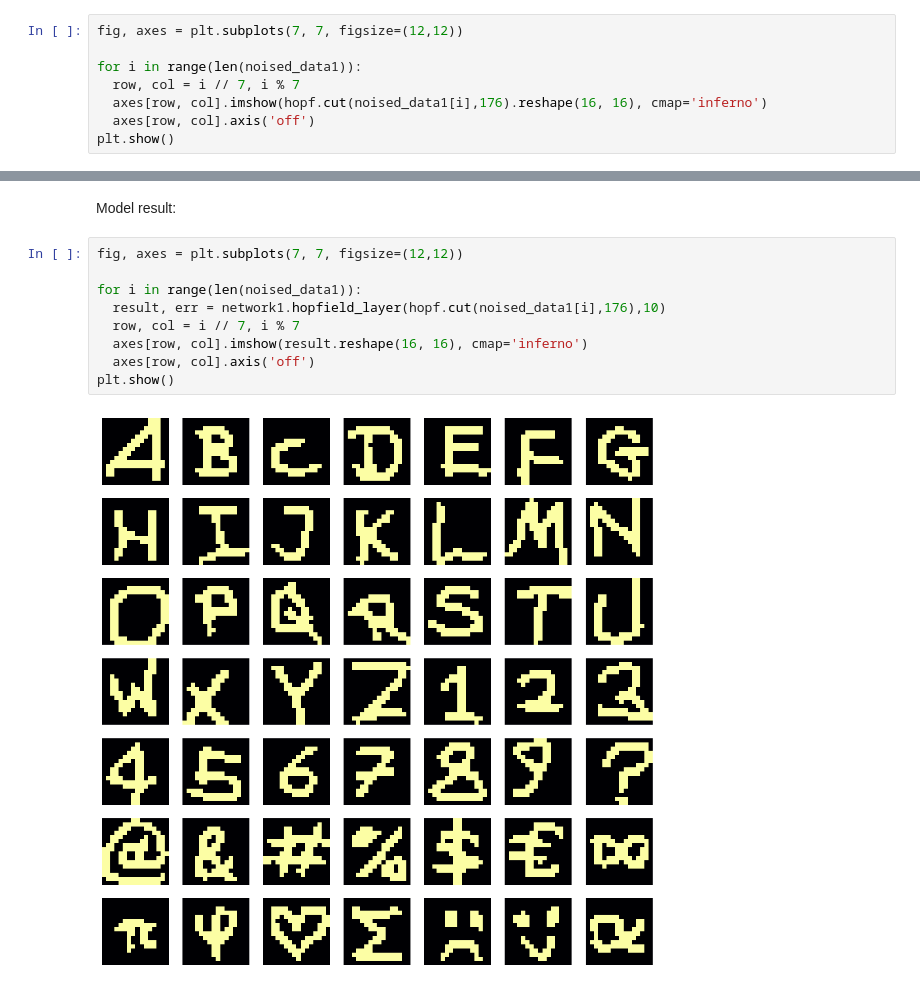
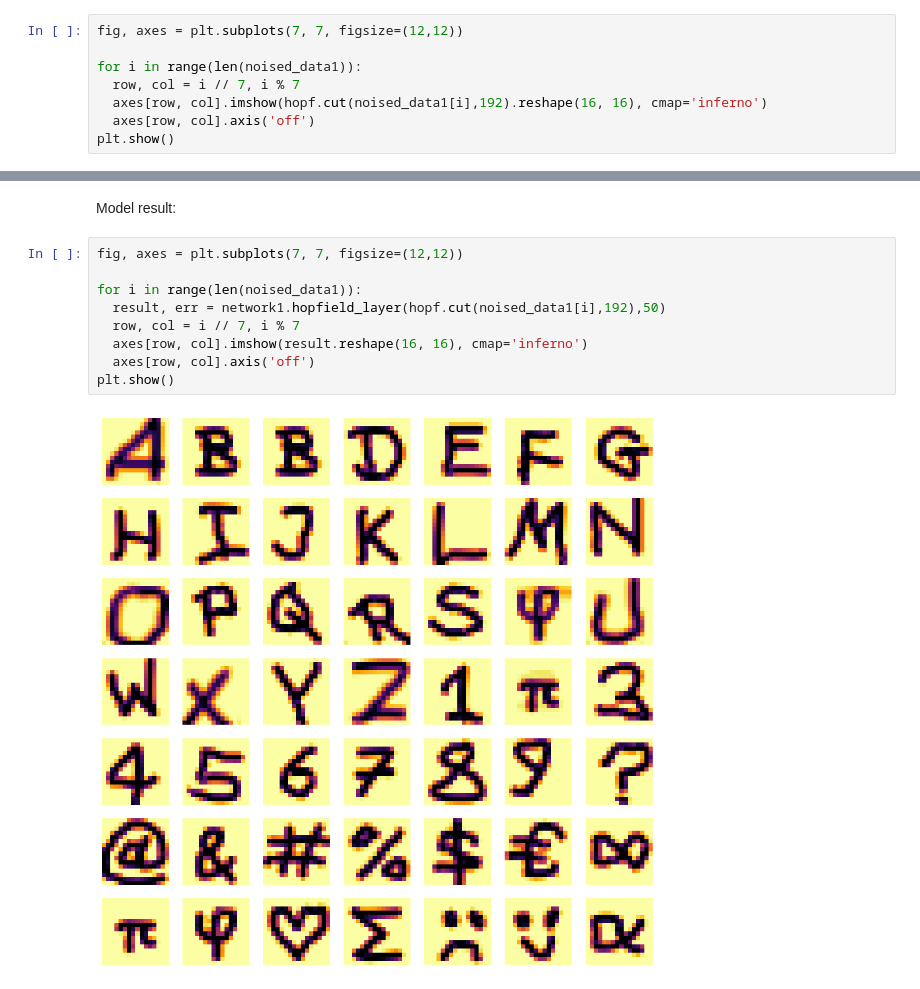
Before and after one commit to kebabee/ML-assiociative-memory, a Jupyter notebook: modern_hopfield_network_basics.ipynb, the cells around one changed output, grey strips where cells are left out. Drawn from its saved outputs; the diff is of its cells as text.

```diff
--- a/modern_hopfield_network_basics.ipynb
+++ b/modern_hopfield_network_basics.ipynb
@@ -154,7 +163,7 @@ fig, axes = plt.subplots(7, 7, figsize=(12,12))
 
 for i in range(len(noised_data1)):
   row, col = i // 7, i % 7
-  axes[row, col].imshow(hopf.cut(noised_data1[i],176).reshape(16, 16), cmap='inferno')
+  axes[row, col].imshow(hopf.cut(noised_data1[i],192).reshape(16, 16), cmap='inferno')
   axes[row, col].axis('off')
 plt.show()
 # %% [output]
@@ -164,11 +173,11 @@ Model result:
 # %%
 fig, axes = plt.subplots(7, 7, figsize=(12,12))
 
 for i in range(len(noised_data1)):
-  result, err = network1.hopfield_layer(hopf.cut(noised_data1[i],176),10)
+  result, err = network1.hopfield_layer(hopf.cut(noised_data1[i],192),50)
   row, col = i // 7, i % 7
   axes[row, col].imshow(result.reshape(16, 16), cmap='inferno')
   axes[row, col].axis('off')
 plt.show()
 # %% [output]
-[figure, old version]
+[figure, new version]
```
Also changed, not shown: parts of 21 cells of this notebook.
